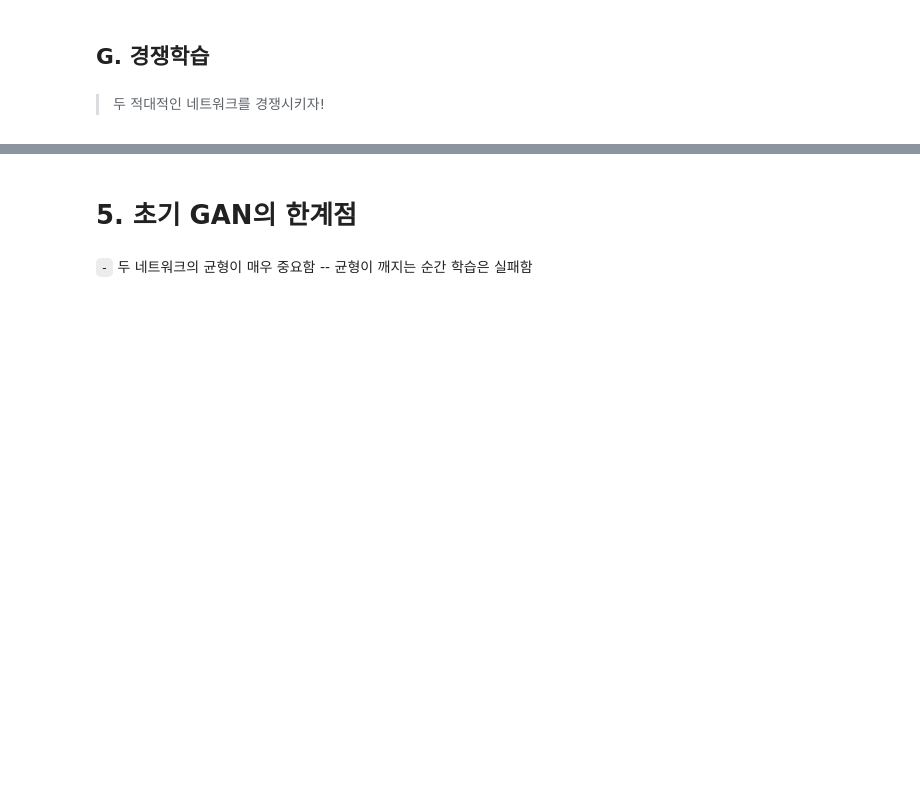
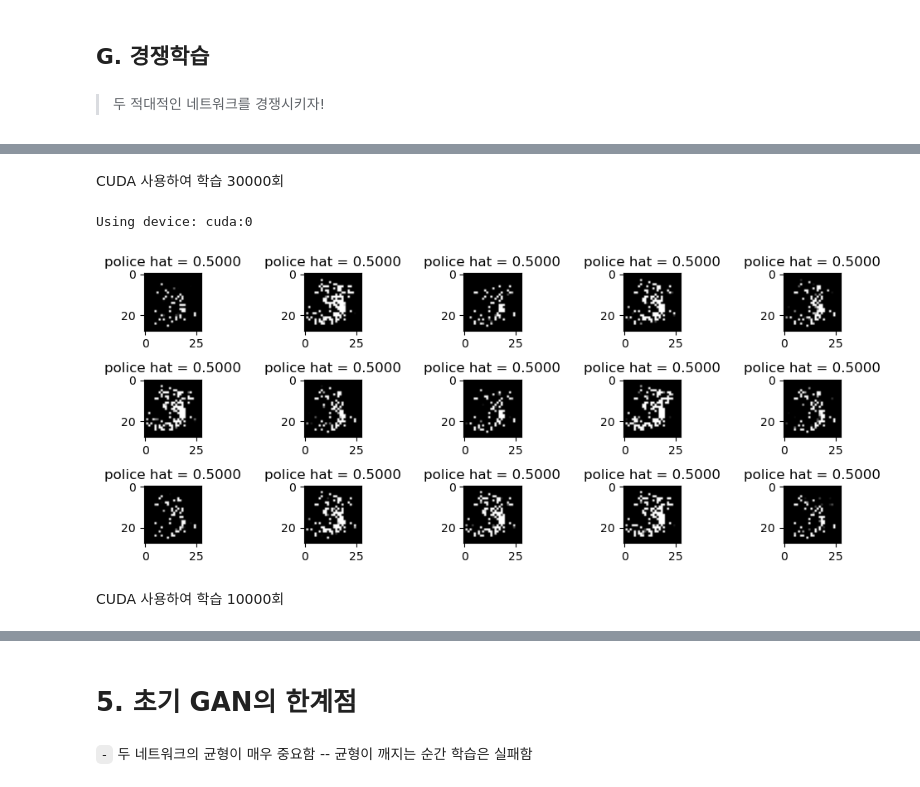
Before and after one commit to KimDoYoung1997/DL2024, a Jupyter notebook: posts/08wk-1-2.ipynb, the cells around one changed output, grey strips where cells are left out. Cells and saved outputs as stored; diff of their text form; code cells hidden in the pictures; blank space fills up the shorter version.

```diff
--- a/posts/08wk-1-2.ipynb
+++ b/posts/08wk-1-2.ipynb
@@ -350,7 +454,7 @@ net_faker = torch.nn.Sequential(
 optimizr_faker = torch.optim.Adam(net_faker.parameters())
 #--#
 # %%
-for epoc in range(1):
+for epoc in range(10):
     # step1
     Noise = torch.randn(6131,4)
     X_fake = net_faker(Noise)
@@ -444,0 +549,73 @@ fig.tight_layout()
+# %% [markdown]
+CUDA 사용하여 학습 30000회
+# %%
+
+# CUDA 사용 가능한지 확인
+device = torch.device("cuda:0" if torch.cuda.is_available() else "cpu")
+print("Using device:", device)
+
+# 임의의 시드 설정
+torch.manual_seed(43052)
+
+# 모델 정의
+class Reshape2828(torch.nn.Module):
+    def forward(self, x):
+        return x.view(-1, 28, 28)  # (n, 784) -> (n, 28, 28)
+
+net_police = torch.nn.Sequential(
+    torch.nn.Flatten(),
+    torch.nn.Linear(in_features=784, out_features=30),
+    torch.nn.ReLU(),
+    torch.nn.Linear(in_features=30, out_features=1),
+    torch.nn.Sigmoid()
+).to(device)
+
+net_faker = torch.nn.Sequential(
+    torch.nn.Linear(in_features=4, out_features=64),
+    torch.nn.ReLU(),
+    torch.nn.Linear(in_features=64, out_features=64),
+    torch.nn.ReLU(),
+    torch.nn.Linear(in_features=64, out_features=784),
+    torch.nn.Sigmoid(),
+    Reshape2828()
+).to(device)
+# %% [output]
+Using device: cuda:0
+# %%
+# 손실 함수와 옵티마이저
+bce = torch.nn.BCELoss().to(device)
+optimizr_police = torch.optim.Adam(net_police.parameters(), lr=0.001, betas=(0.5, 0.999))
+optimizr_faker = torch.optim.Adam(net_faker.parameters(), lr=0.0002, betas=(0.5, 0.999))
+
+for epoc in range(30000):
+    # net_police 훈련
+    Noise = torch.randn(6131, 4).to(device)
+    X_fake = net_faker(Noise).detach()  # .detach() 사용하여 불필요한 그래디언트 추적 방지
+    yhat_real = net_police(X_real.to(device))
+    yhat_fake = net_police(X_fake)
+    loss_police = bce(yhat_real, y_real.to(device)) + bce(yhat_fake, y_fake.to(device))
+    loss_police.backward()
+    optimizr_police.step()
+    optimizr_police.zero_grad()
+
+    # net_faker 훈련
+    Noise = torch.randn(6131, 4).to(device)
+    X_fake = net_faker(Noise)
+    yhat_fake = net_police(X_fake)
+    loss_faker = bce(yhat_fake, y_real.to(device))
+    loss_faker.backward()
+    optimizr_faker.step()
+    optimizr_faker.zero_grad()
+# %%
+fig,ax = plt.subplots(3,5,figsize=(10,4))
+k = 0
+for i in range(3):
+    for j in range(5):
+        ax[i][j].imshow(X_fake[k].to("cpu").reshape(28,28).data,cmap="gray")
+        ax[i][j].set_title(f"police hat = {yhat_fake[k].item():.4f}")
+        k = k+1
+fig.tight_layout()
+# %% [output]
+[figure, added]
+# %% [markdown]
+CUDA 사용하여 학습 10000회
```
Also changed, not shown: parts of 31 cells of this notebook, 1 other file.
